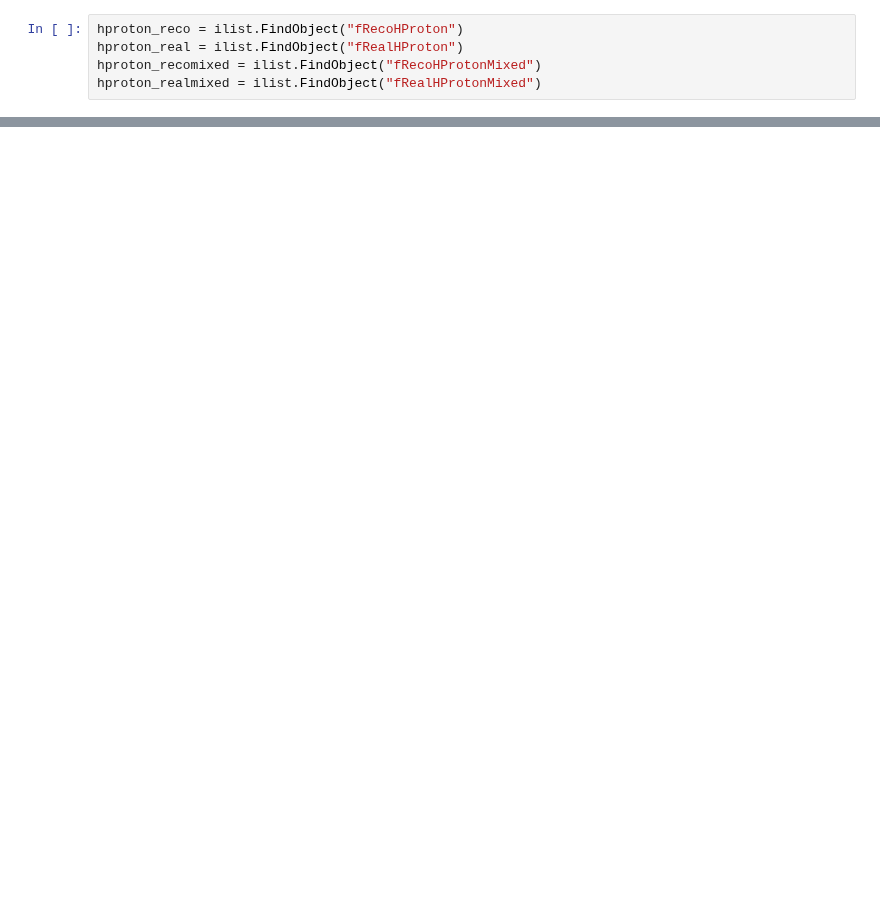
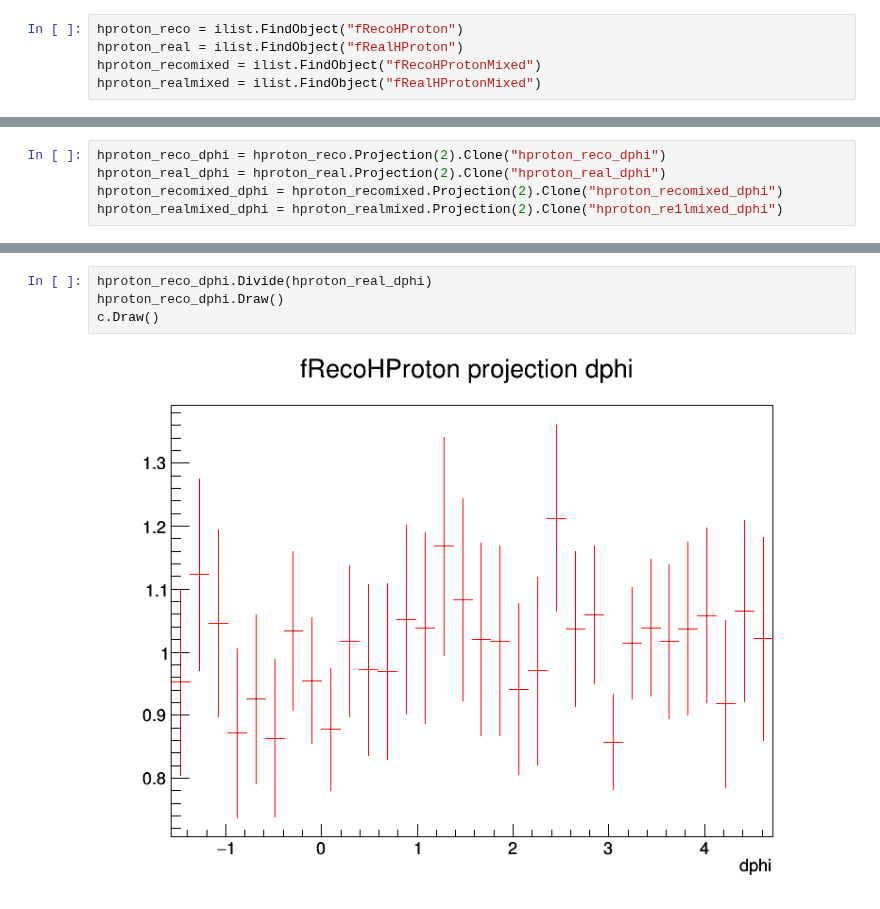
Before and after one commit to rhanniga/lambda-over-hadron, a Jupyter notebook: mc/offline/closetrack.ipynb, the cells around one changed output, grey strips where cells are left out. Drawn from its saved outputs; the diff is of its cells as text; blank space fills up the shorter version.

```diff
--- a/mc/offline/closetrack.ipynb
+++ b/mc/offline/closetrack.ipynb
@@ -49,0 +83,5 @@ c.Draw()
+# %%
+hproton_reco_dphi = hproton_reco.Projection(2).Clone("hproton_reco_dphi")
+hproton_real_dphi = hproton_real.Projection(2).Clone("hproton_real_dphi")
+hproton_recomixed_dphi = hproton_recomixed.Projection(2).Clone("hproton_recomixed_dphi")
+hproton_realmixed_dphi = hproton_realmixed.Projection(2).Clone("hproton_re1lmixed_dphi")
@@ -49,0 +108,6 @@ c.Draw()
+# %%
+hproton_reco_dphi.Divide(hproton_real_dphi)
+hproton_reco_dphi.Draw()
+c.Draw()
+# %% [output]
+[figure, added]
```
Also changed, not shown: parts of 18 cells of this notebook, 2 other files.
